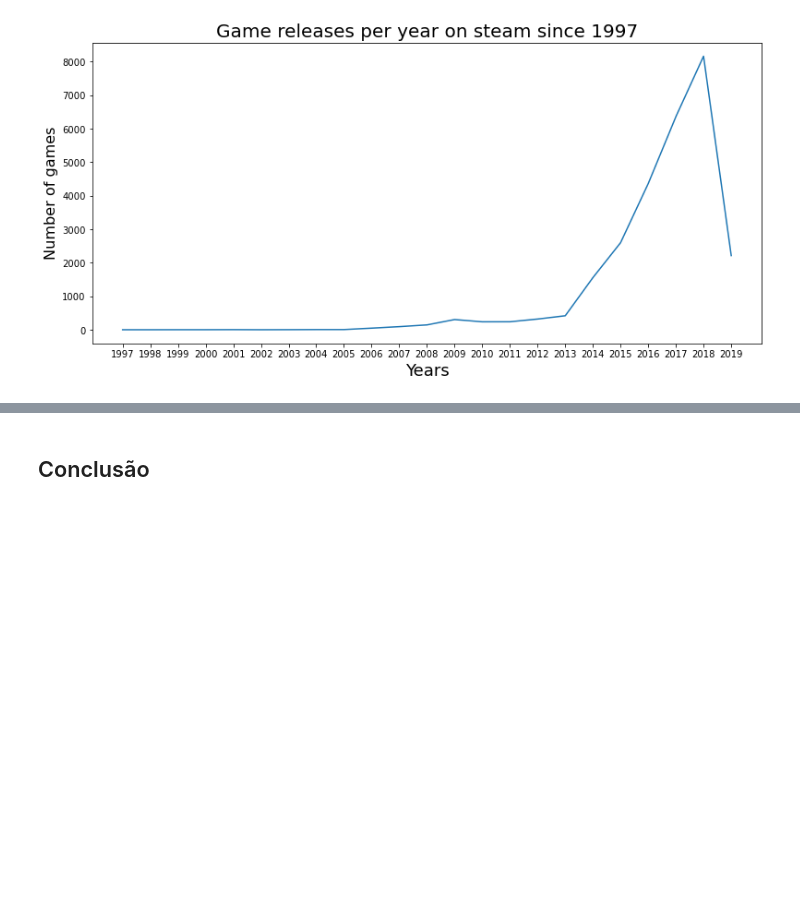
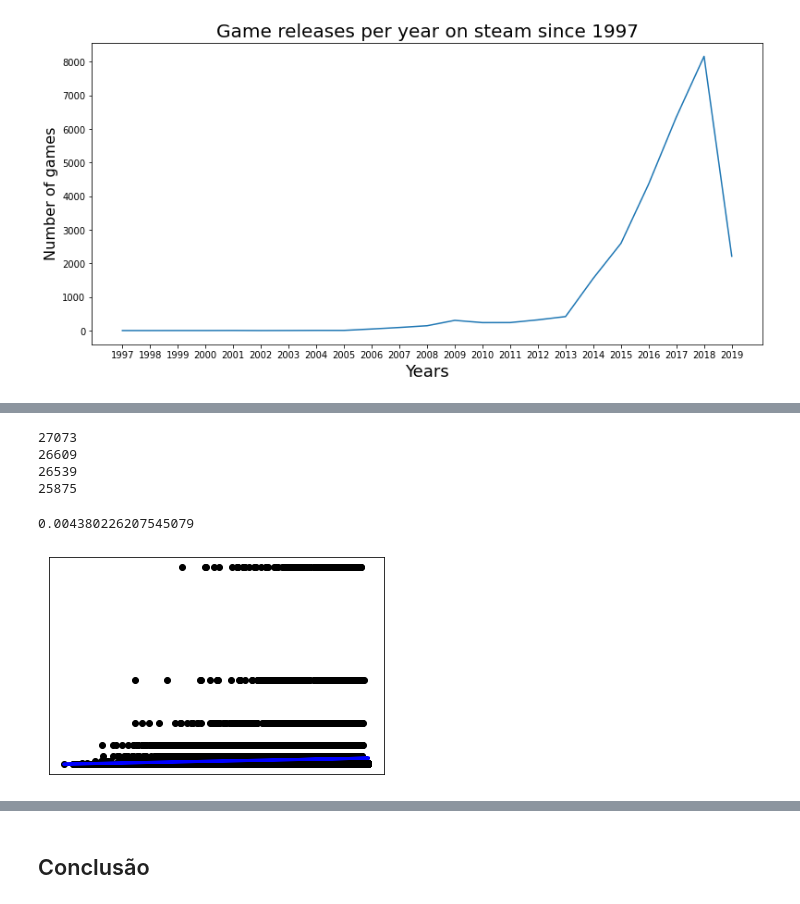
Before and after one commit to erikalira/projeto-icd, a Jupyter notebook: Relatorio_Final.ipynb, the cells around one changed output, grey strips where cells are left out. Saved outputs shown, nothing was run; the diff lists cells and outputs as text; code cells hidden in the pictures; blank space fills up the shorter version.

```diff
--- a/Relatorio_Final.ipynb
+++ b/Relatorio_Final.ipynb
@@ -313,0 +356,29 @@ plt.show()
+# %%
+print(len(df_steam))
+df_filtered=df_steam[np.abs(df_steam.price-df_steam.price.mean())<=(3*df_steam.price.std())]
+print(len(df_filtered))
+df_filtered=df_filtered[np.abs(df_filtered.owners-df_filtered.owners.mean())<=(3*df_filtered.owners.std())]
+print(len(df_filtered))
+df_filtered=df_filtered[np.abs(df_filtered.rating-df_filtered.rating.mean())<=(3*df_filtered.rating.std())]
+print(len(df_filtered))
+# %% [output]
+27073
+26609
+26539
+25875
+# %%
+x=df_filtered['rating'].values.reshape(-1, 1)
+y=df_filtered['owners'].values.reshape(-1, 1)
+
+regr = linear_model.LinearRegression()
+regr.fit(x, y)
+print(regr.score(x, y))
+# plot it as in the example at http://scikit-learn.org/
+plt.scatter(x, y,  color='black')
+plt.plot(x, regr.predict(x), color='blue', linewidth=3)
+plt.xticks(())
+plt.yticks(())
+plt.show()
+# %% [output]
+0.004380226207545079
+[figure, added]
```
Also changed, not shown: parts of 24 cells of this notebook.
